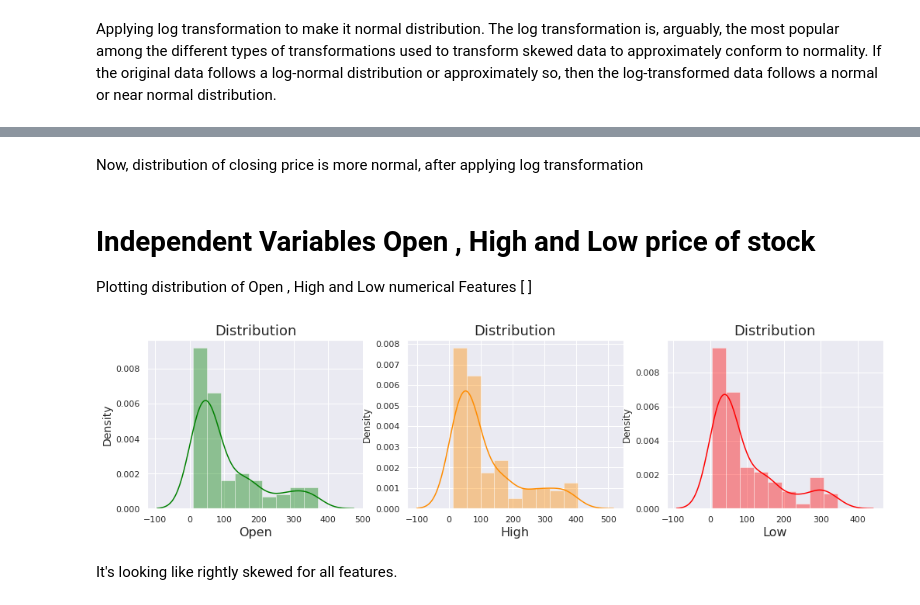
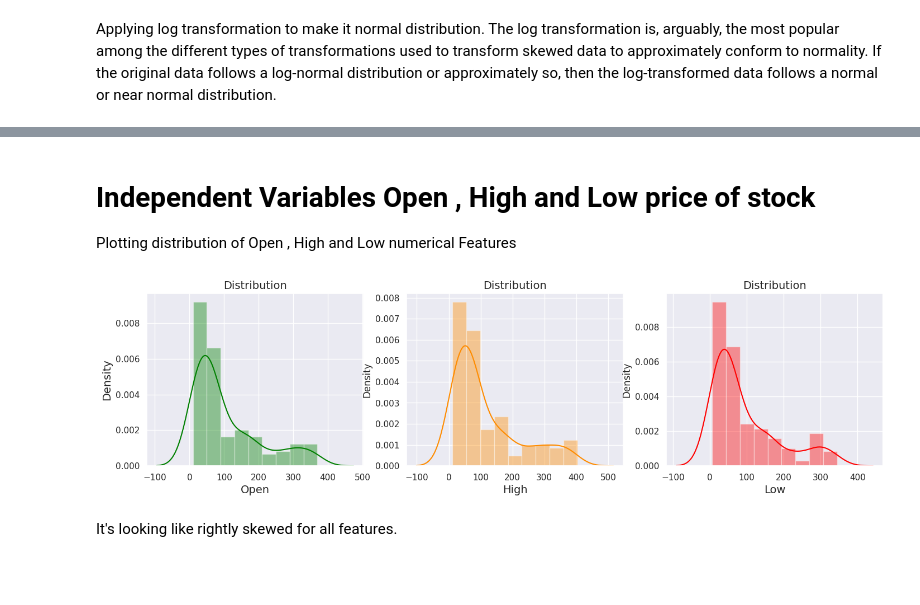
Before and after one commit to DrBharathiTC/Yesbankstockpriceprediction, a Jupyter notebook: Yes_Bank_Stock_Closing_Price_Prediction.ipynb, the cells around one changed output, grey strips where cells are left out. Cells and saved outputs as stored; diff of their text form; code cells hidden in the pictures; blank space fills up the shorter version.

```diff
--- a/Yes_Bank_Stock_Closing_Price_Prediction.ipynb
+++ b/Yes_Bank_Stock_Closing_Price_Prediction.ipynb
@@ -185,7 +198,6 @@ Now Format and data type of date feature has changed into datetime.
 # %% [markdown]
 # Checking the Outlier
 # %%
-sns.set_theme(style="whitegrid")
-sns.set(rc={'figure.figsize':(11.7,8.27)})
-ax = sns.boxplot(data=YBCPP, orient="v", palette="Set2")
+plt.figure(figsize= (15, 10))
+sns.boxplot(data=YBCPP, orient="V", palette="Set2")
 # %% [output]
@@ -250,30 +259,27 @@ plt.show()
-# %% [markdown]
-Now, distribution of closing price is more normal, after applying log transformation
 # %% [markdown]
 # Independent Variables Open , High and Low price of stock
 Plotting distribution of Open , High and Low numerical Features
-[ ]
 # %%
 plt.figure(figsize = (17,4))
 
 plt.subplot(1, 3, 1)
 sns.distplot(YBCPP['Open'], color = 'Green')
-plt.title('Distribution', fontsize=18)
-plt.xlabel('Open', fontsize= 16)
+plt.title('Distribution', fontsize=14)
+plt.xlabel('Open', fontsize= 14)
 plt.ylabel('Density', fontsize=14)
 
 plt.subplot(1, 3, 2)
 sns.distplot(YBCPP['High'], color = 'Darkorange')
-plt.title('Distribution', fontsize=18)
-plt.xlabel('High', fontsize= 16)
+plt.title('Distribution', fontsize=14)
+plt.xlabel('High', fontsize= 14)
 
 plt.subplot(1, 3, 3)
 sns.distplot(YBCPP['Low'], color = 'Red')
-plt.title('Distribution', fontsize=18)
-plt.xlabel('Low', fontsize= 16)
+plt.title('Distribution', fontsize=14)
+plt.xlabel('Low', fontsize= 14)
 
 plt.show()
 # %% [output]
-[figure, old version]
+[figure, new version]
 # %% [markdown]
 It's looking like rightly skewed for all features.
```
Also changed, not shown: parts of 41 cells of this notebook.
